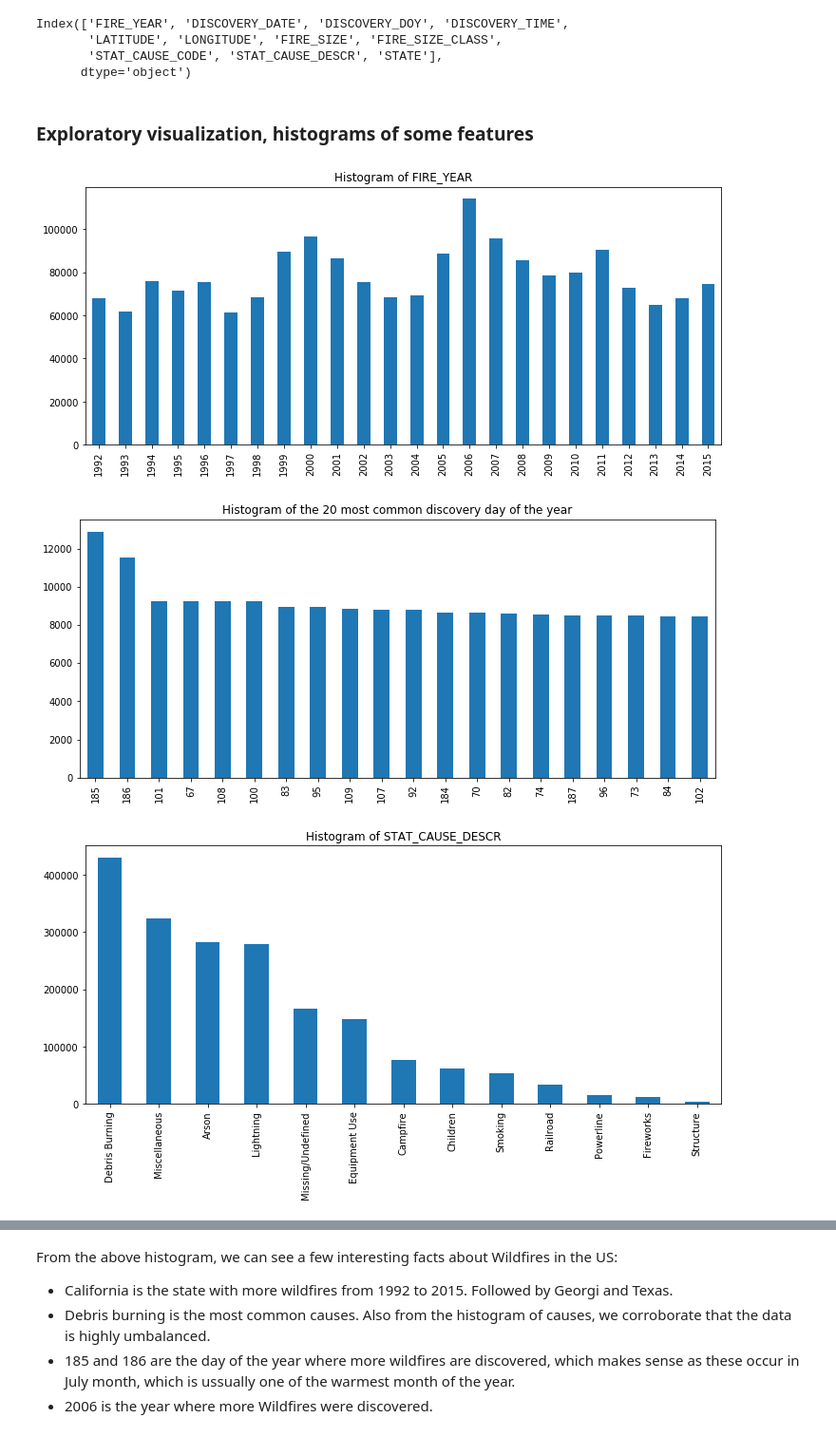
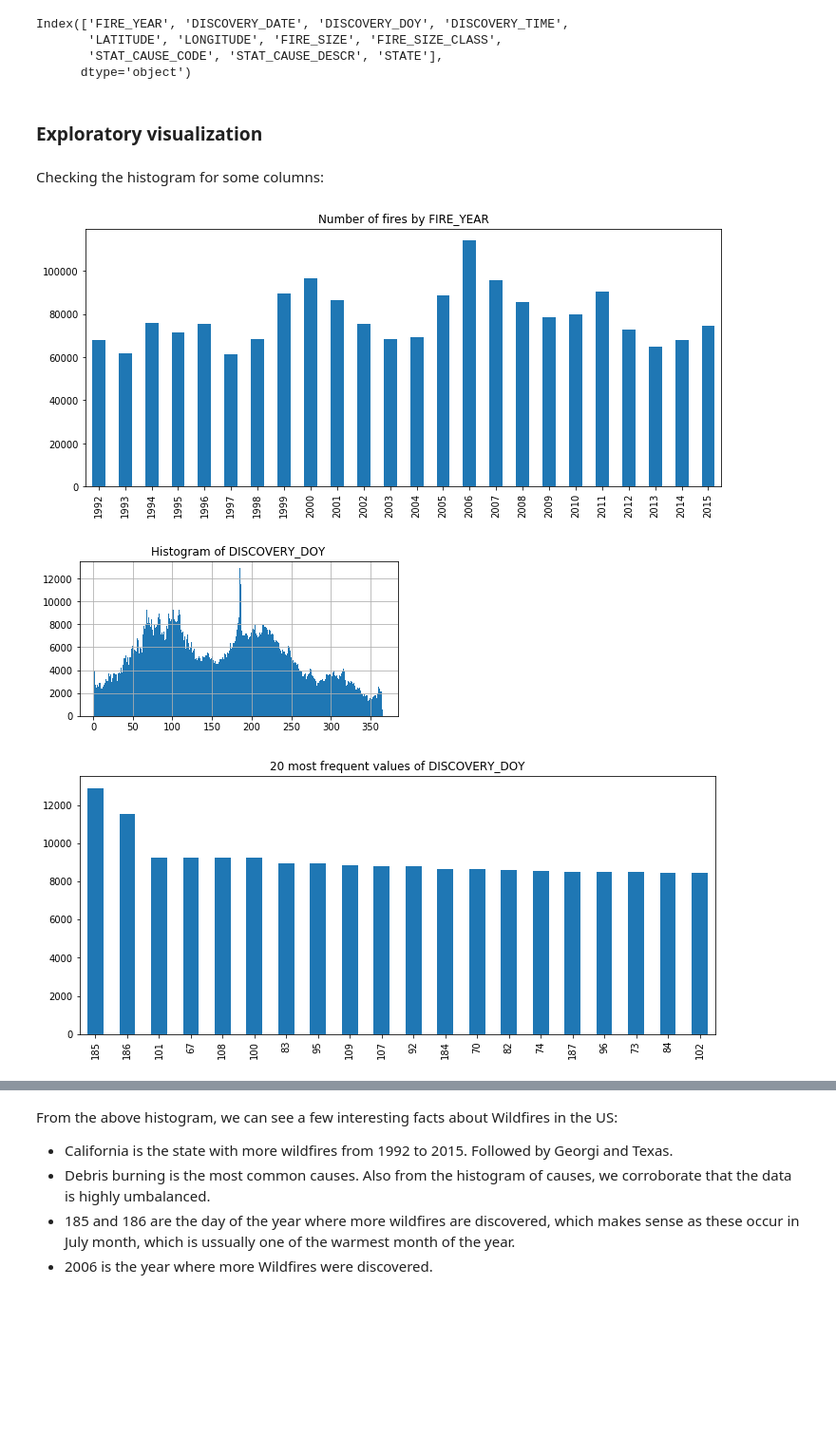
Before and after one commit to mariolys07/WildfireCauses, a Jupyter notebook: src/Data_Exploration.ipynb, the cells around one changed output, grey strips where cells are left out. Shown: that part at 95% size. Cells and saved outputs as stored; diff of their text form; code cells hidden in the pictures; blank space fills up the shorter version.

```diff
--- a/src/Data_Exploration.ipynb
+++ b/src/Data_Exploration.ipynb
@@ -47,27 +46,34 @@ Index(['FIRE_YEAR', 'DISCOVERY_DATE', 'DISCOVERY_DOY', 'DISCOVERY_TIME',
        'STAT_CAUSE_CODE', 'STAT_CAUSE_DESCR', 'STATE'],
       dtype='object')
 # %% [markdown]
-### Exploratory visualization, histograms of some features
+### Exploratory visualization
+# %% [markdown]
+Checking the histogram for some columns:
 # %%
 # Columns to study
 columns_list = ['FIRE_YEAR','DISCOVERY_DOY', 'STAT_CAUSE_DESCR', 'STATE', 'FIRE_SIZE_CLASS']
 
 for column_name in columns_list:
     ax=plt.subplots(figsize=(6,3))
     # get data by column_name and display a histogram
-    if column_name not in {'DISCOVERY_DOY','FIRE_YEAR'} :
+    if column_name == 'FIRE_YEAR':
+        df[column_name].value_counts().sort_index().plot(kind='bar', figsize=(12,5))
+        title="Number of fires by " + column_name
+    elif column_name == 'DISCOVERY_DOY':
+        df[column_name].hist(bins = 366)
+        title="Histogram of " + column_name
+        plt.title(title, fontsize=12)
+        plt.savefig(os.path.join('wildfire_data', column_name + "_hist_0.png"))
+        plt.show()
+        df[column_name].value_counts()[:20].plot(kind='bar', figsize=(12,5))
+        title="20 most frequent values of " + column_name
+    else:
         ax = df[column_name].value_counts().plot(kind='bar', figsize=(12,5))
-        title="Histogram of " + column_name
-    elif column_name == 'DISCOVERY_DOY':
-        df['DISCOVERY_DOY'].value_counts()[:20].plot(kind='bar', figsize=(12,5))
-        title="Histogram of the 20 most common discovery day of the year"
-    else:
-        df['FIRE_YEAR'].value_counts().sort_index().plot(kind='bar', figsize=(12,5))
-        title="Histogram of " + column_name
+        title="Number of fires by " + column_name
     plt.title(title, fontsize=12)
-    plt.savefig(os.path.join('wildfire_data',column_name + "_hist.png"))
+    plt.savefig(os.path.join('wildfire_data', column_name + "_hist.png"))
     plt.show()
 # %% [output]
-[figure, old version]
+[figure, new version]
-[figure, old version]
+[figure, new version]
-[figure, old version]
+[figure, new version]
```
Also changed, not shown: parts of 18 cells of this notebook, 8 other files.
